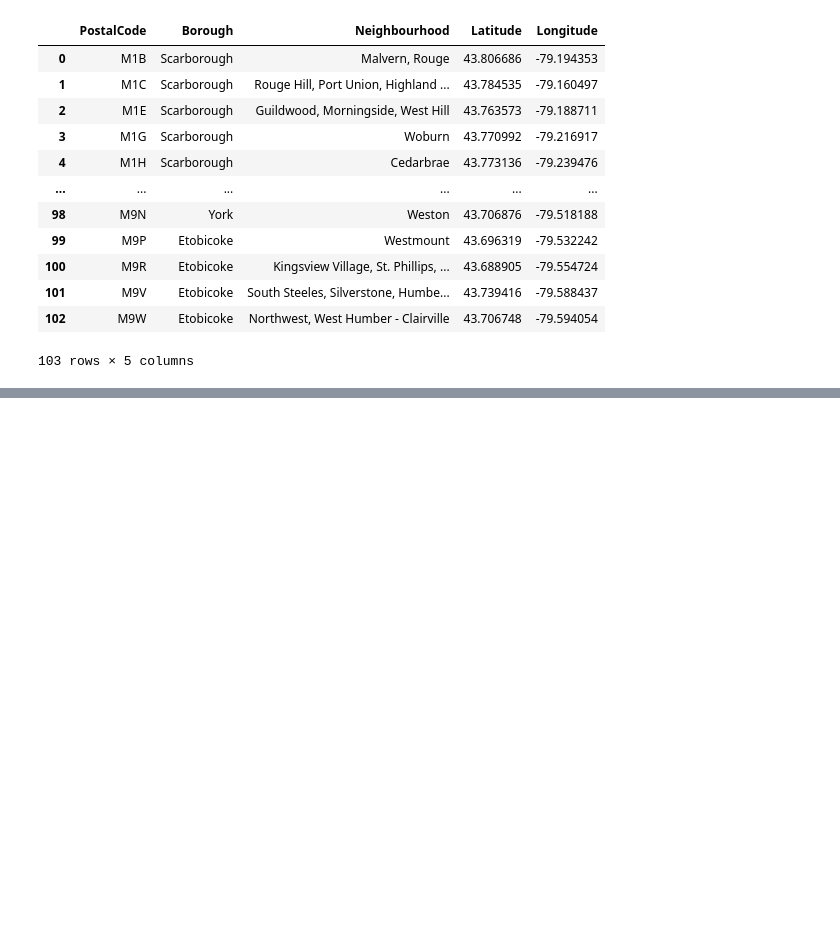
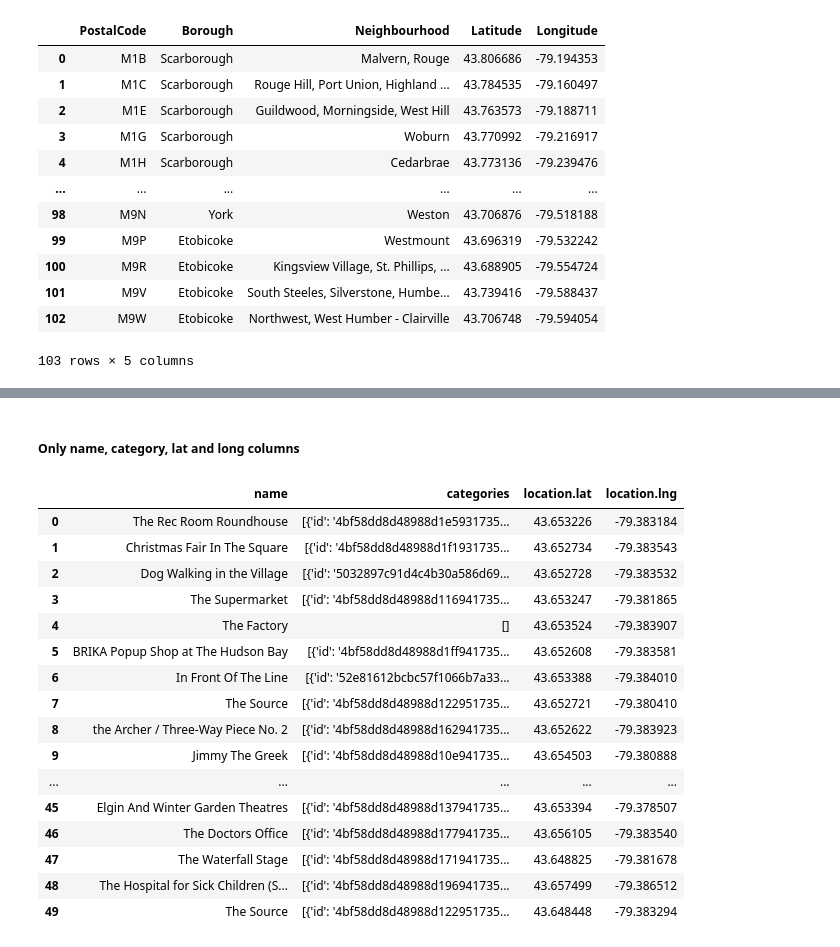
Before and after one commit to ShengGu118/Coursera_Capstone, a Jupyter notebook: Capstone_Project_Assignment_2.ipynb, the cells around one changed output, grey strips where cells are left out. Cells and saved outputs as stored; diff of their text form; code cells hidden in the pictures; blank space fills up the shorter version.

```diff
--- a/Capstone_Project_Assignment_2.ipynb
+++ b/Capstone_Project_Assignment_2.ipynb
@@ -104,0 +232,24 @@ dfToronto
+# %% [markdown]
+##### Only name, category, lat and long columns
+# %%
+filtered_columns = ['name', 'categories', 'location.lat', 'location.lng']
+nearby_venues =nearby_venues.loc[:, filtered_columns]
+nearby_venues
+# %% [output]
+|  | name | categories | location.lat | location.lng |
+| 0 | The Rec Room Roundhouse | [{'id': '4bf58dd8d48988d1e5931735... | 43.653226 | -79.383184 |
+| 1 | Christmas Fair In The Square | [{'id': '4bf58dd8d48988d1f1931735... | 43.652734 | -79.383543 |
+| 2 | Dog Walking in the Village | [{'id': '5032897c91d4c4b30a586d69... | 43.652728 | -79.383532 |
+| 3 | The Supermarket | [{'id': '4bf58dd8d48988d116941735... | 43.653247 | -79.381865 |
+| 4 | The Factory | [] | 43.653524 | -79.383907 |
+| 5 | BRIKA Popup Shop at The Hudson Bay | [{'id': '4bf58dd8d48988d1ff941735... | 43.652608 | -79.383581 |
+| 6 | In Front Of The Line | [{'id': '52e81612bcbc57f1066b7a33... | 43.653388 | -79.384010 |
+| 7 | The Source | [{'id': '4bf58dd8d48988d122951735... | 43.652721 | -79.380410 |
+| 8 | the Archer / Three-Way Piece No. 2 | [{'id': '4bf58dd8d48988d162941735... | 43.652622 | -79.383923 |
+| 9 | Jimmy The Greek | [{'id': '4bf58dd8d48988d10e941735... | 43.654503 | -79.380888 |
+| ... | ... | ... | ... | ... |
+| 45 | Elgin And Winter Garden Theatres | [{'id': '4bf58dd8d48988d137941735... | 43.653394 | -79.378507 |
+| 46 | The Doctors Office | [{'id': '4bf58dd8d48988d177941735... | 43.656105 | -79.383540 |
+| 47 | The Waterfall Stage | [{'id': '4bf58dd8d48988d171941735... | 43.648825 | -79.381678 |
+| 48 | The Hospital for Sick Children (S... | [{'id': '4bf58dd8d48988d196941735... | 43.657499 | -79.386512 |
+| 49 | The Source | [{'id': '4bf58dd8d48988d122951735... | 43.648448 | -79.383294 |
```
Also changed, not shown: parts of 29 cells of this notebook.
